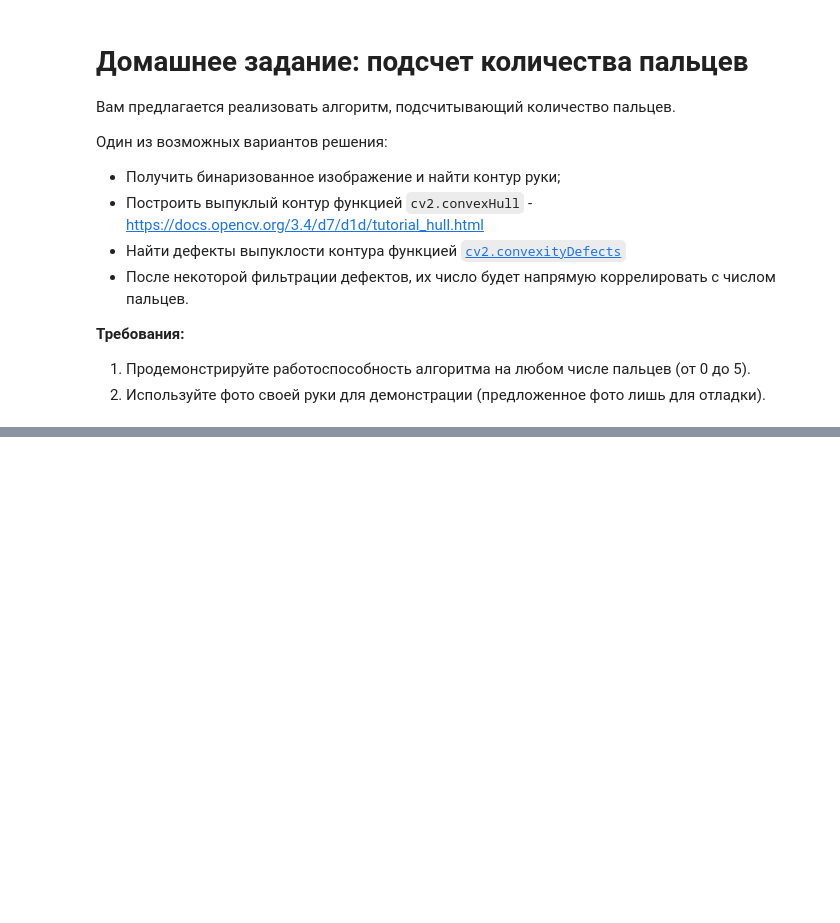
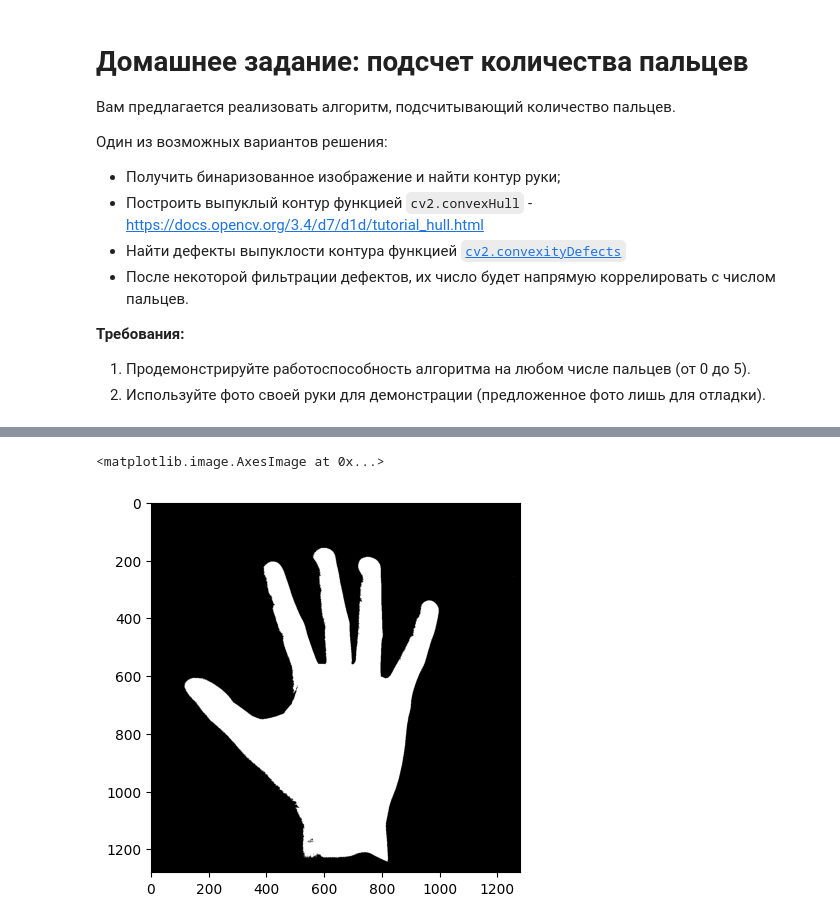
Before and after one commit to richlukich/cv_course_2024, a Jupyter notebook: seminars/seminar_06/Seminar_6.ipynb, the cells around one changed output, grey strips where cells are left out. Saved outputs shown, nothing was run; the diff lists cells and outputs as text; code cells hidden in the pictures; blank space fills up the shorter version.

```diff
--- a/seminars/seminar_06/Seminar_6.ipynb
+++ b/seminars/seminar_06/Seminar_6.ipynb
@@ -189,0 +221,7 @@ plt.imshow(img);
+# %%
+gray = cv2.cvtColor(img, cv2.COLOR_RGB2GRAY)
+_, thresh = cv2.threshold(gray, 25, 255, cv2.THRESH_BINARY | cv2.THRESH_OTSU)
+plt.imshow(thresh, cmap = 'gray')
+# %% [output]
+<matplotlib.image.AxesImage at 0x...>
+[figure, added]
```
Also changed, not shown: parts of 16 cells of this notebook.
